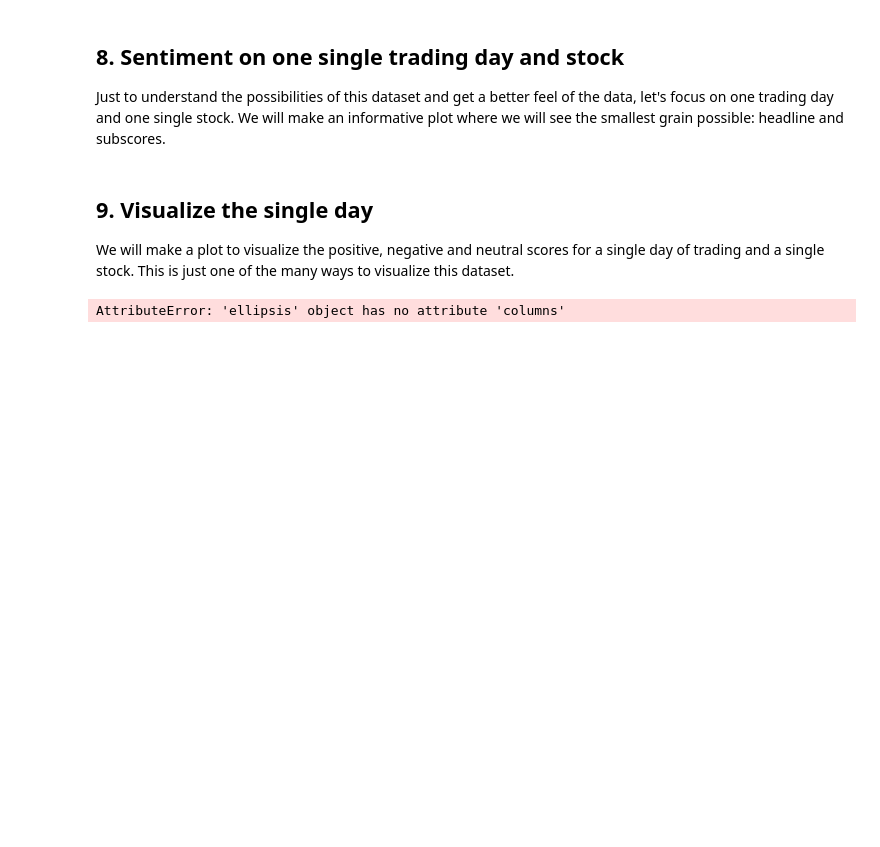
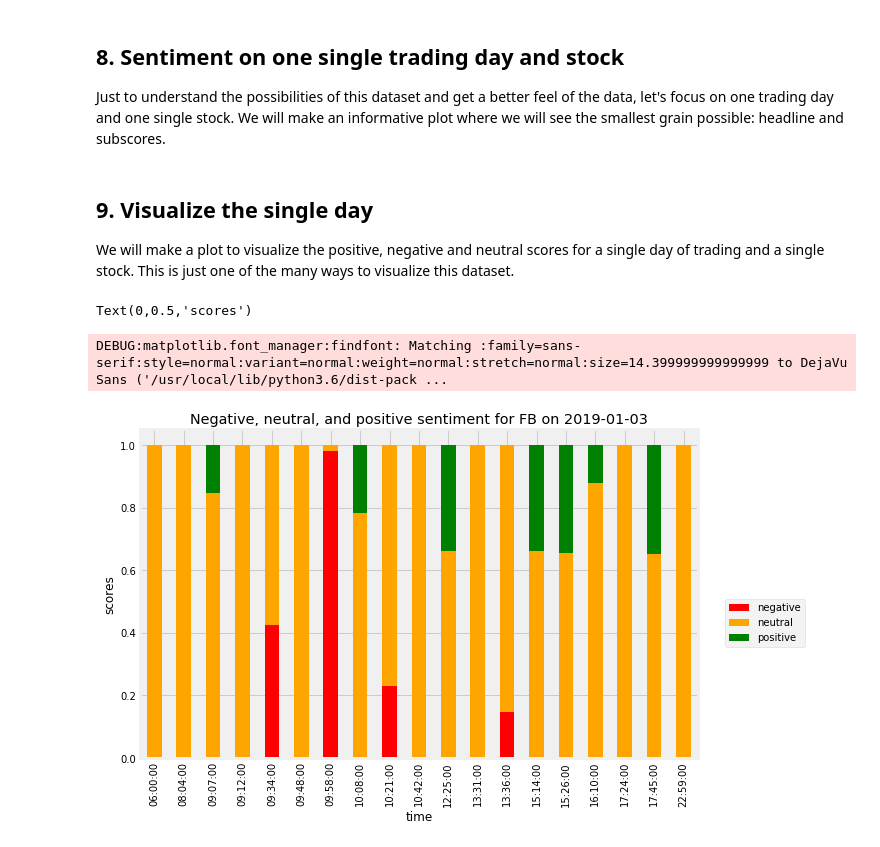
Before and after one commit to pkabir22/Extracting-Stock-Sentiment-from-News-Headlines-using-Python, a Jupyter notebook: notebook.ipynb, the cells around one changed output. Cells and saved outputs as stored; diff of their text form; code cells hidden in the pictures; blank space fills up the shorter version.

```diff
--- a/notebook.ipynb
+++ b/notebook.ipynb
@@ -196,11 +196,14 @@ single_day = single_day.sort_index()
 # %%
 TITLE = "Negative, neutral, and positive sentiment for FB on 2019-01-03"
 COLORS = ["red","orange", "green"]
 # Drop the columns that aren't useful for the plot
 plot_day = single_day.drop(['compound', 'headline'], 1)
 # Change the column names to 'negative', 'positive', and 'neutral'
 plot_day.columns = ['negative', 'neutral', 'positive']
 # Plot a stacked bar chart
-plot_day.plot.bar(stacked = True, figsize=(10,6), title = TITLE, color = COLORS)
+plot_day.plot.bar(stacked = True, figsize=(10,6), title = TITLE, color = COLORS).legend(bbox_to_anchor = (1.2, 0.5))
+plt.ylabel("scores")
 # %% [output]
-AttributeError: 'ellipsis' object has no attribute 'columns'
+Text(0,0.5,'scores')
+DEBUG:matplotlib.font_manager:findfont: Matching :family=sans-serif:style=normal:variant=normal:weight=normal:stretch=normal:size=14.399999999999999 to DejaVu Sans ('/usr/local/lib/python3.6/dist-pack ...
+[figure, added]
```
